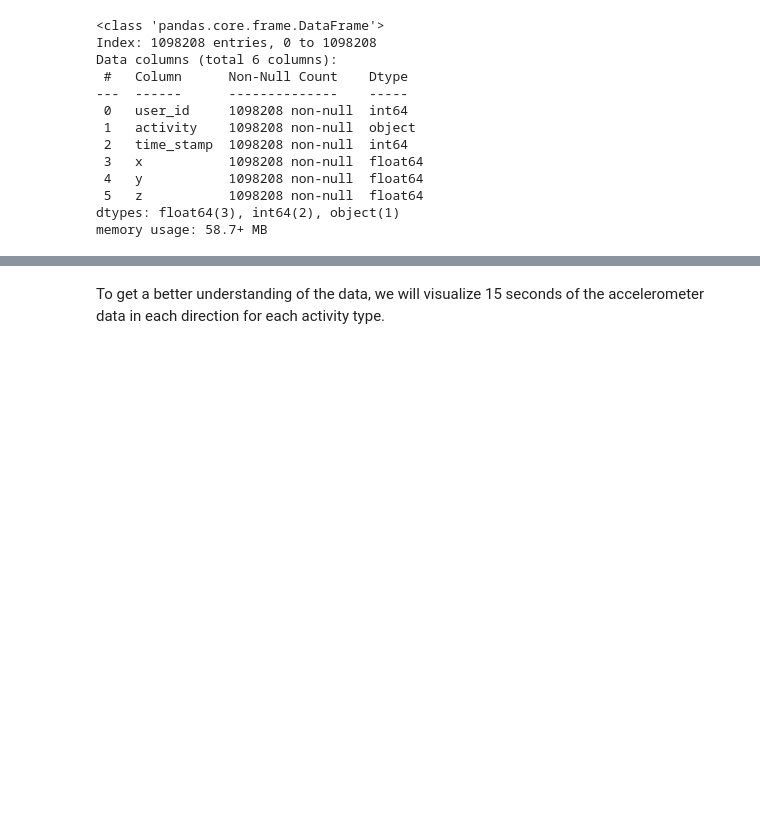
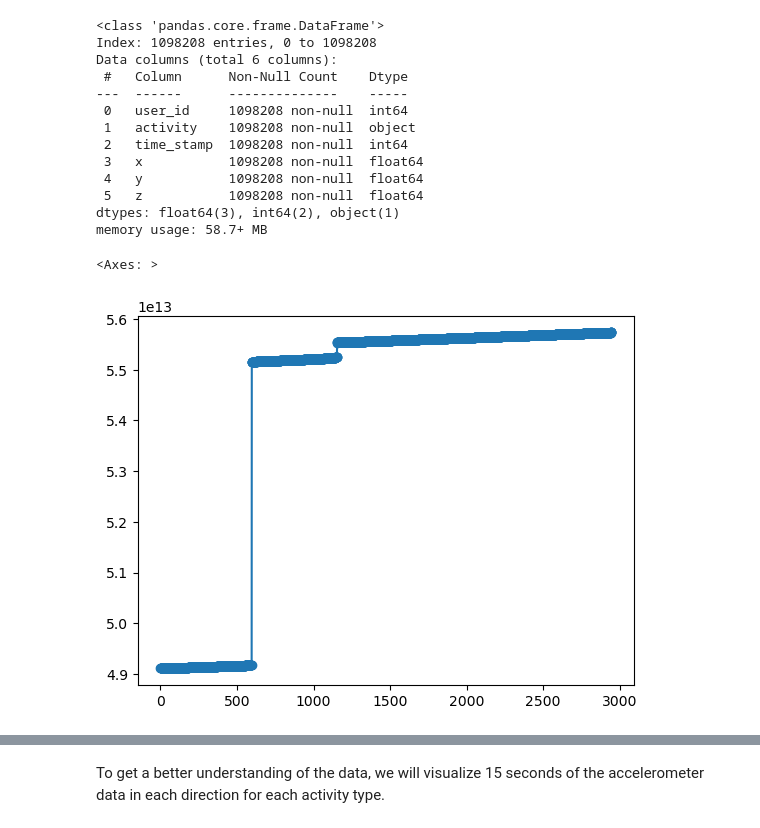
Before and after one commit to setare92-ha/activity_recognition_project, a Jupyter notebook: main.ipynb, the cells around one changed output, grey strips where cells are left out. Drawn from its saved outputs; the diff is of its cells as text; code cells hidden in the pictures; blank space fills up the shorter version.

```diff
--- a/main.ipynb
+++ b/main.ipynb
@@ -245,3 +245,8 @@ Data columns (total 6 columns):
  5   z           1098208 non-null  float64
 dtypes: float64(3), int64(2), object(1)
 memory usage: 58.7+ MB
+# %%
+dft[(dft['user_id']==33) & (dft['activity']=='Jogging')]['time_stamp'].reset_index(drop=True).sort_values().plot(marker='o')
+# %% [output]
+<Axes: >
+[figure, added]
```
Also changed, not shown: parts of 44 cells of this notebook.
